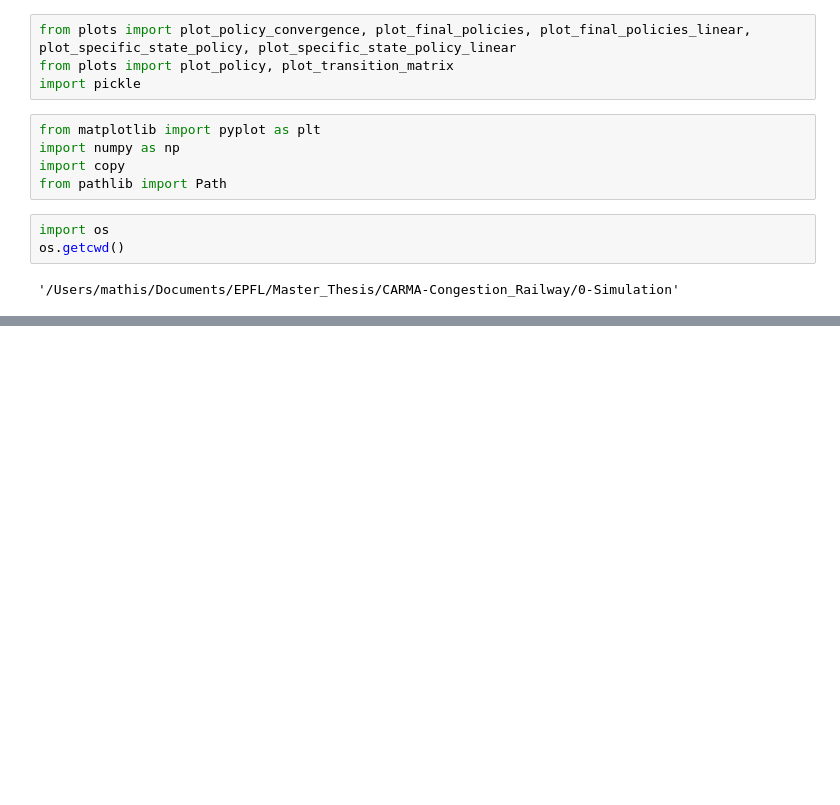
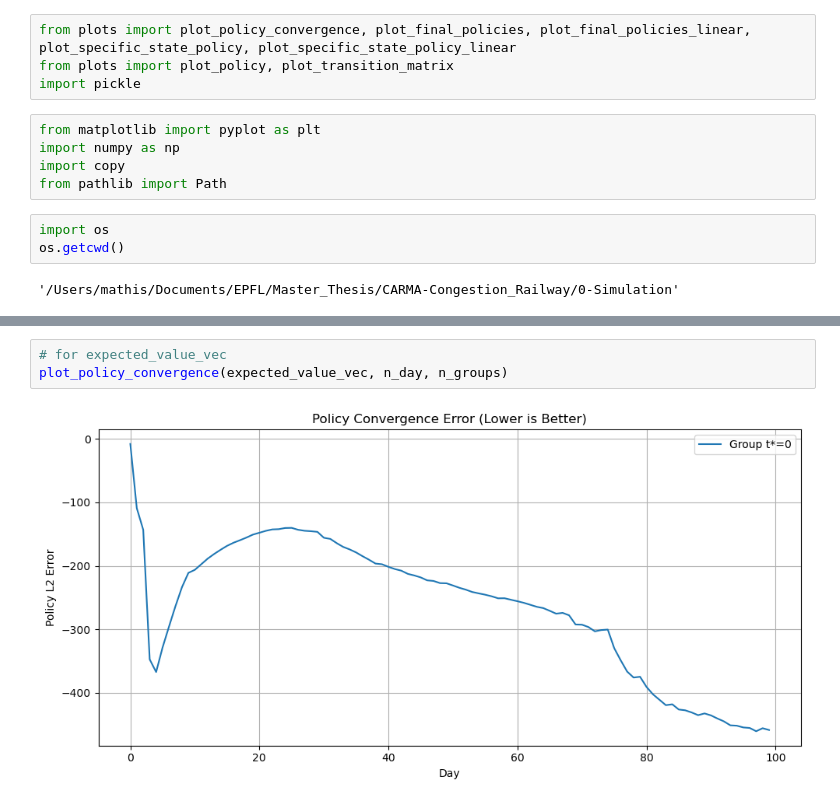
Before and after one commit to mmagnin-hub/CARMA-Congestion_Railway, a Jupyter notebook: 0-Simulation/figure.ipynb, the cells around one changed output, grey strips where cells are left out. Saved outputs shown, nothing was run; the diff lists cells and outputs as text; blank space fills up the shorter version.

```diff
--- a/0-Simulation/figure.ipynb
+++ b/0-Simulation/figure.ipynb
@@ -146,2 +59,7 @@ plot_policy_convergence(error_vec, n_day, n_groups)
+# %%
+# for expected_value_vec
+plot_policy_convergence(expected_value_vec, n_day, n_groups)
+# %% [output]
+[figure, added]
 # %%
 plot_final_policies(groups, n_groups)
```
Also changed, not shown: parts of 12 cells of this notebook, 3 other files.
